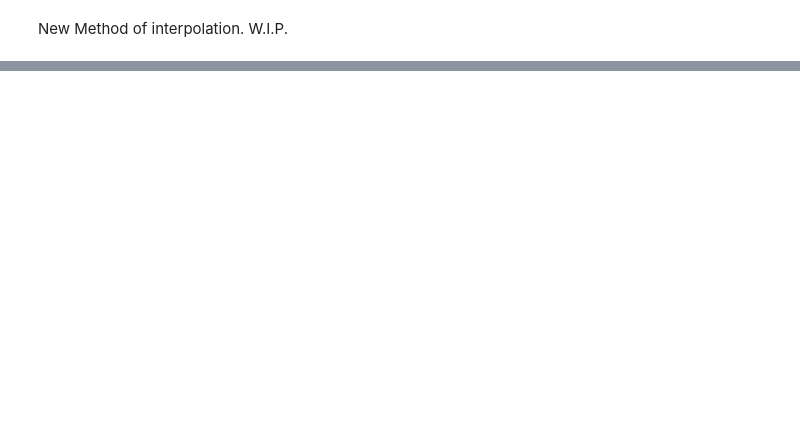
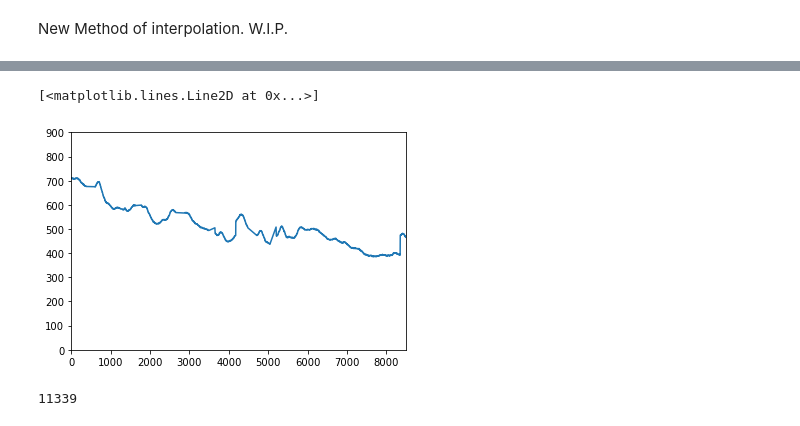
Before and after one commit to d3christ/reina_pupil_project, a Jupyter notebook: Reina_Dylan_Pupil_Project/jupyternotebooks/firstattempt_v2_interp.ipynb, the cells around one changed output, grey strips where cells are left out. Cells and saved outputs as stored; diff of their text form; code cells hidden in the pictures; blank space fills up the shorter version.

```diff
--- a/Reina_Dylan_Pupil_Project/jupyternotebooks/firstattempt_v2_interp.ipynb
+++ b/Reina_Dylan_Pupil_Project/jupyternotebooks/firstattempt_v2_interp.ipynb
@@ -156,3 +172,18 @@ result.pupsize[480:555]
+# %%
+#trying to compare graphs with Reinas
+#will need to baseline this and look at pupsize change
+axes = plt.gca()
+axes.set_xlim([0,8500])
+axes.set_ylim([0,900])
+axes.plot(interp_pupsize)
+# %% [output]
+[<matplotlib.lines.Line2D at 0x...>]
+[figure, added]
+# %%
+#to get an idea of how many positions we changed to NaNs and are interpolating
+len(result.pupsize[result.pupsize.isnull()])
+# %% [output]
+11339
 # %%
 #try to see looping everything how long it works with first interp method
 
```
Also changed, not shown: parts of 9 cells of this notebook.
